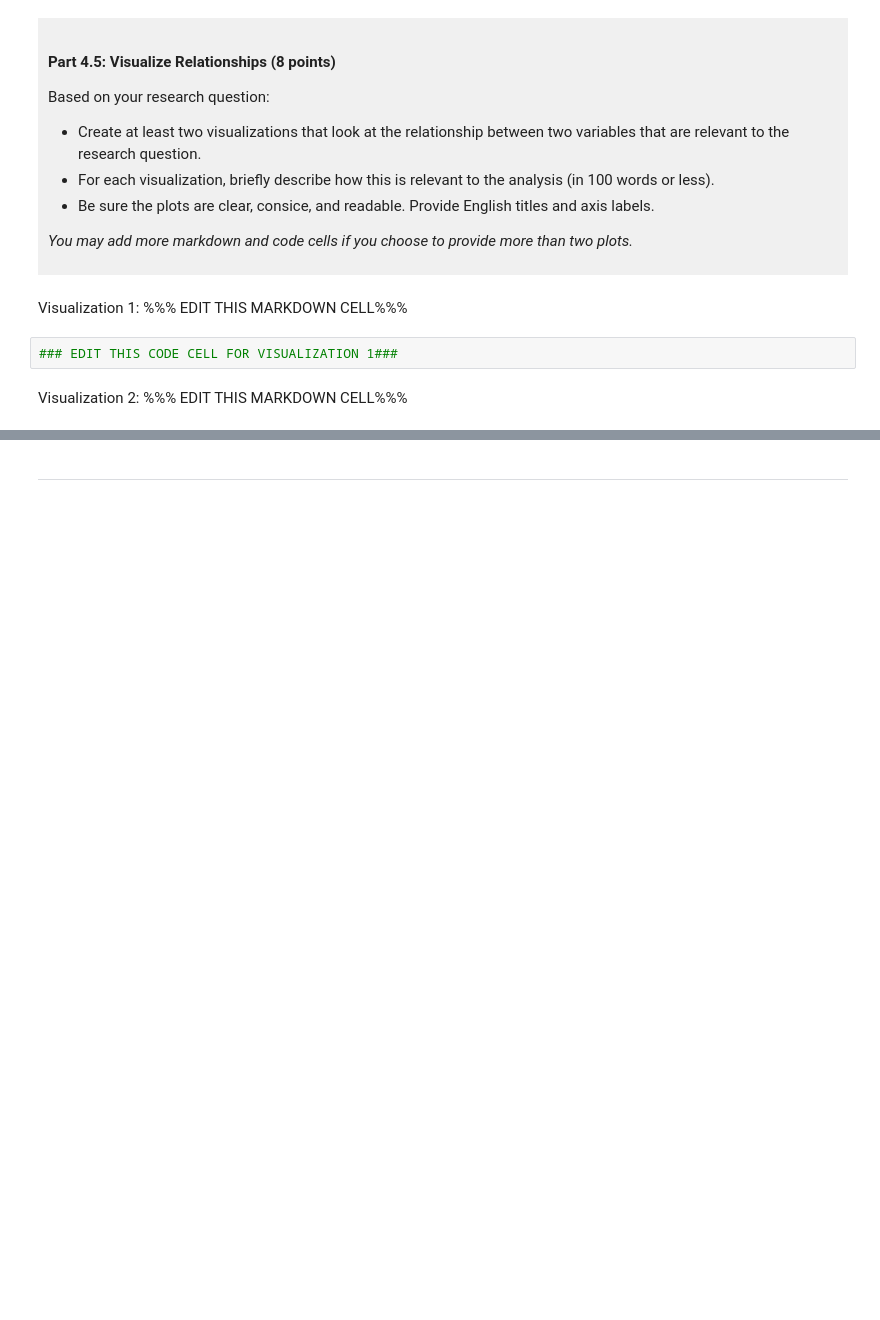
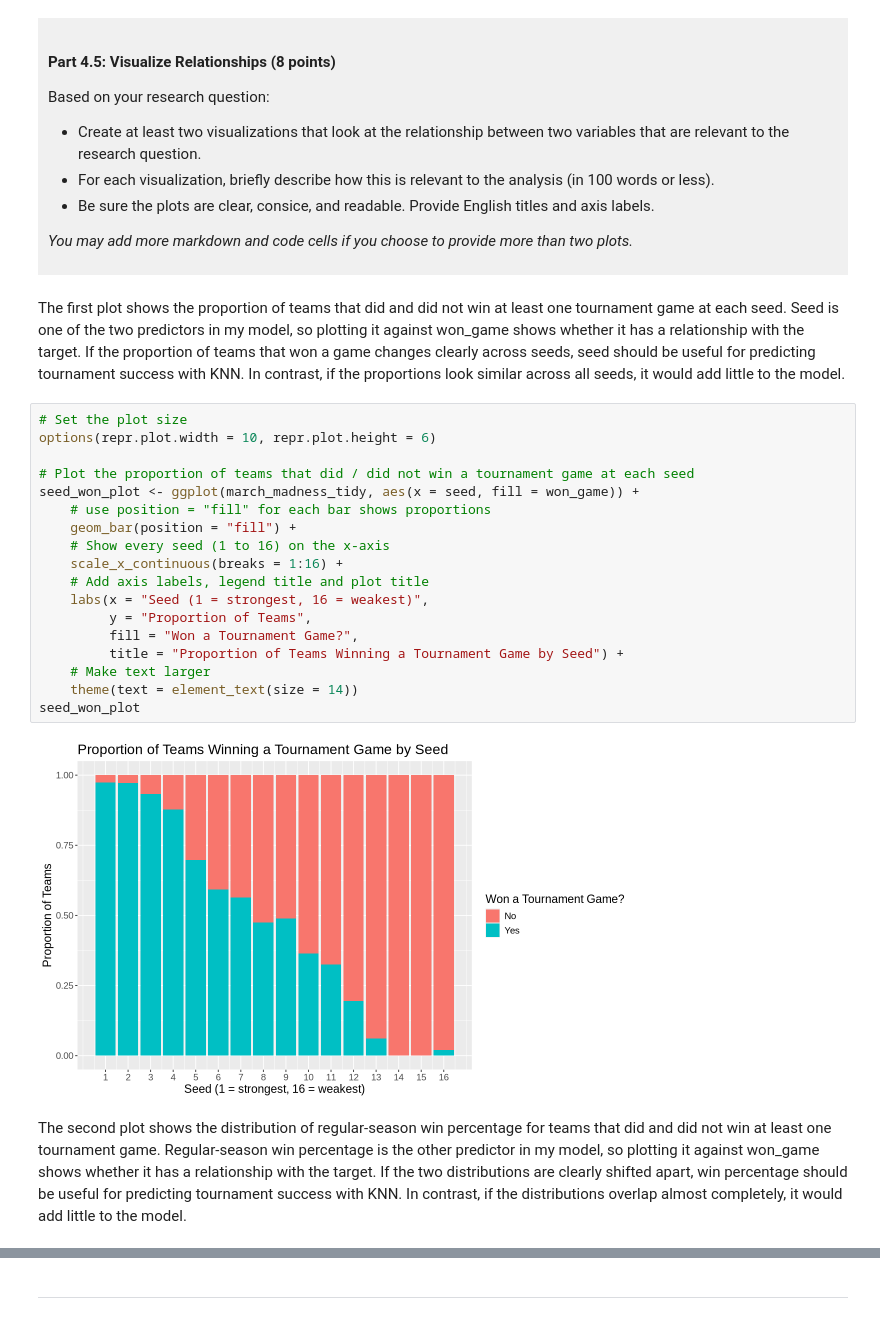
Before and after one commit to little-arthur/dsci_100_project_Leonard-Zheng, a Jupyter notebook: dsci-100-project-notebook.ipynb, the cells around one changed output, grey strips where cells are left out. Drawn from its saved outputs; the diff is of its cells as text; blank space fills up the shorter version.

```diff
--- a/dsci-100-project-notebook.ipynb
+++ b/dsci-100-project-notebook.ipynb
@@ -392,9 +414,27 @@ Based on your research question:
 *You may add more markdown and code cells if you choose to provide more than two plots.*
 </div>
 # %% [markdown]
-Visualization 1: %%% EDIT THIS MARKDOWN CELL%%%
+The first plot shows the proportion of teams that did and did not win at least one tournament game at each seed. Seed is one of the two predictors in my model, so plotting it against won_game shows whether it has a relationship with the target. If the proportion of teams that won a game changes clearly across seeds, seed should be useful for predicting tournament success with KNN. In contrast, if the proportions look similar across all seeds, it would add little to the model.
 # %%
-### EDIT THIS CODE CELL FOR VISUALIZATION 1###
+# Set the plot size
+options(repr.plot.width = 10, repr.plot.height = 6)
+
+# Plot the proportion of teams that did / did not win a tournament game at each seed
+seed_won_plot <- ggplot(march_madness_tidy, aes(x = seed, fill = won_game)) +
+    # use position = "fill" for each bar shows proportions
+    geom_bar(position = "fill") +
+    # Show every seed (1 to 16) on the x-axis
+    scale_x_continuous(breaks = 1:16) +
+    # Add axis labels, legend title and plot title
+    labs(x = "Seed (1 = strongest, 16 = weakest)",
+         y = "Proportion of Teams",
+         fill = "Won a Tournament Game?",
+         title = "Proportion of Teams Winning a Tournament Game by Seed") +
+    # Make text larger
+    theme(text = element_text(size = 14))
+seed_won_plot
+# %% [output]
+[figure, added]
 # %% [markdown]
-Visualization 2: %%% EDIT THIS MARKDOWN CELL%%%
+The second plot shows the distribution of regular-season win percentage for teams that did and did not win at least one tournament game. Regular-season win percentage is the other predictor in my model, so plotting it against won_game shows whether it has a relationship with the target. If the two distributions are clearly shifted apart, win percentage should be useful for predicting tournament success with KNN. In contrast, if the distributions overlap almost completely, it would add little to the model.
 # %%
```
Also changed, not shown: parts of 3 cells of this notebook.
